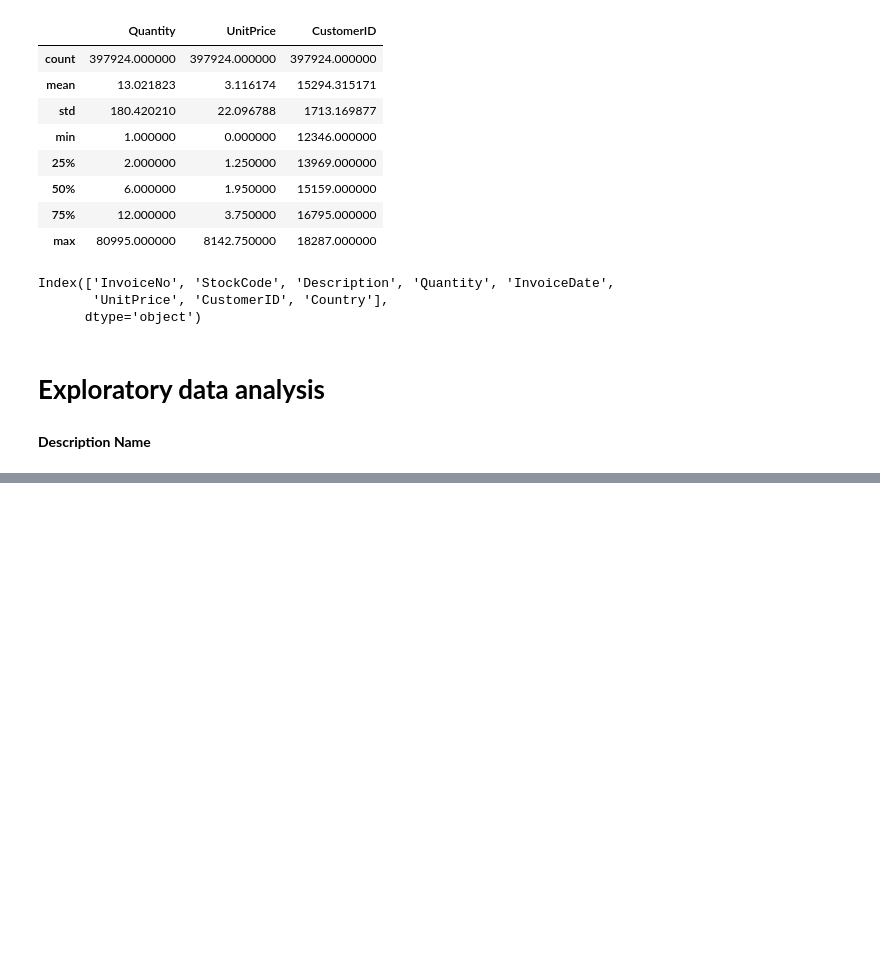
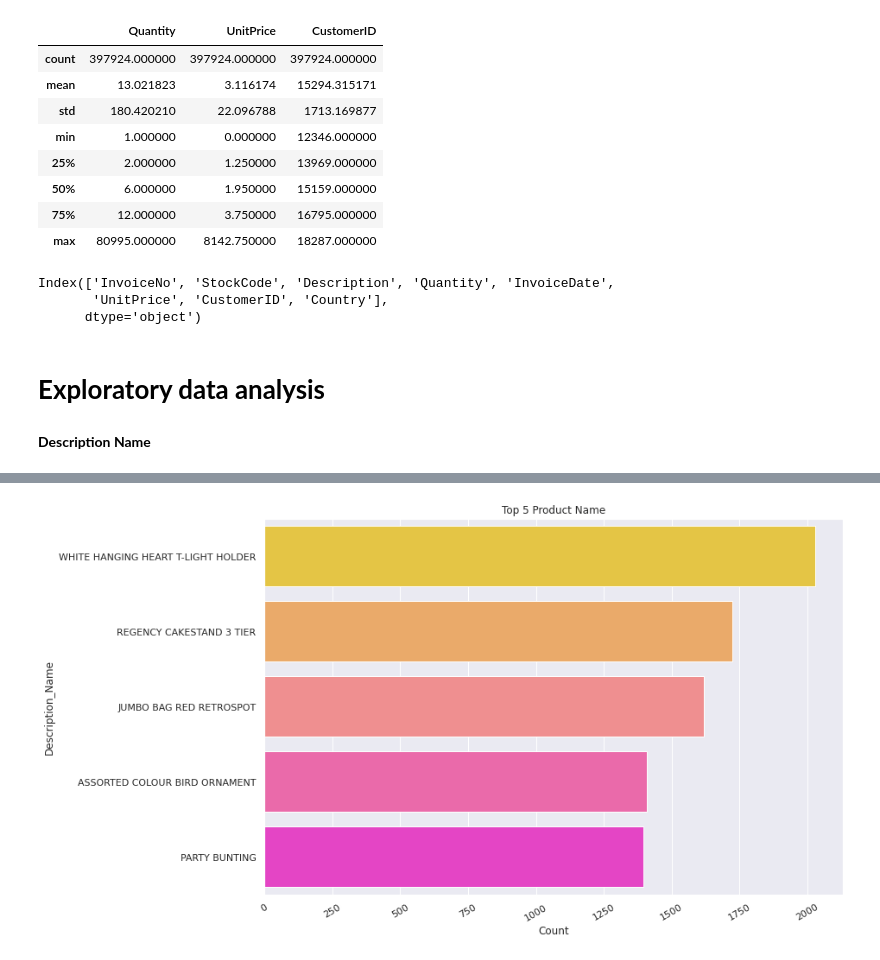
Before and after one commit to PranayUmredkar97/Online-Retail-Customer-Segmentation, a Jupyter notebook: Online_Retail_Customer_Segmentation_Capstone_Project.ipynb, the cells around one changed output, grey strips where cells are left out. Drawn from its saved outputs; the diff is of its cells as text; code cells hidden in the pictures; blank space fills up the shorter version.

```diff
--- a/Online_Retail_Customer_Segmentation_Capstone_Project.ipynb
+++ b/Online_Retail_Customer_Segmentation_Capstone_Project.ipynb
@@ -204,3 +204,9 @@ Index(['InvoiceNo', 'StockCode', 'Description', 'Quantity', 'InvoiceDate',
 # **Exploratory data analysis**
 # %% [markdown]
 **Description Name**
+# %%
+Description_df=df['Description'].value_counts().reset_index()
+Description_df.rename(columns={'index': 'Description_Name'}, inplace=True)
+Description_df.rename(columns={'Description': 'Count'}, inplace=True)
+#top 5 Description Name
+Description_df.head()
@@ -206,0 +220,7 @@ Index(['InvoiceNo', 'StockCode', 'Description', 'Quantity', 'InvoiceDate',
+# %%
+#plot top 5 product name
+plt.figure(figsize=(12,8))
+plt.title('Top 5 Product Name')
+sns.barplot(x='Count',y='Description_Name',data=Description_df[:5], palette='spring_r');
+# %% [output]
+[figure, added]
```
Also changed, not shown: parts of 29 cells of this notebook.
